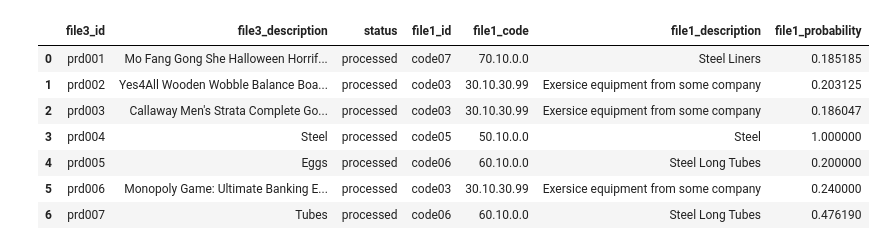
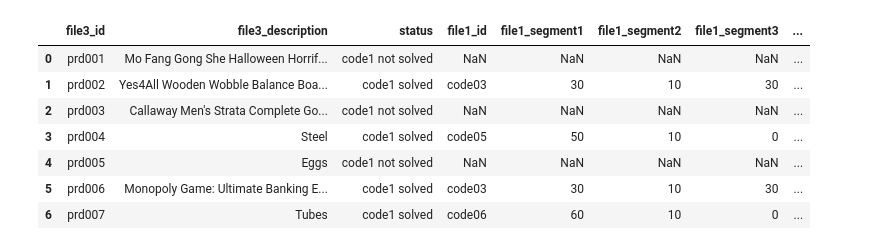
Before and after one commit to minaamfasihi/data-analysis-tasks, a Jupyter notebook: Copy_of_minaam_step1.ipynb, the cells around one changed output. Drawn from its saved outputs; the diff is of its cells as text; code cells hidden in the pictures.

```diff
--- a/Copy_of_minaam_step1.ipynb
+++ b/Copy_of_minaam_step1.ipynb
@@ -67,41 +67,62 @@ Saving products.csv to products (4).csv
 # %%
 from difflib import SequenceMatcher
 
 def similar(a, b):
     return SequenceMatcher(None, a, b).ratio()
 
+# def similar(str1, str2):
+#     str1 = set(str1.split())
+#     str2 = set(str2.split())
+#     return float(len(str1 & str2)) / len(str1 | str2)
 
-df_ = pd.DataFrame(columns = [])
+threshold = 0.2
+df_ = pd.DataFrame(columns = ['file3_id', 'file3_description', 'status', 'file1_id', 'file1_segment1', 'file1_segment2', 'file1_segment3', 'file1_segment4', 'file1_code', 'file1_description', 'file1_probability', 'file2_id', 'file2_segment1', 'file2_segment2', 'file2_segment3', 'file2_segment4', 'file2_code', 'file2_description', 'file2_probability'])
 for index, row in df_p.iterrows():
   highest_match_prob = 0
-  highest_match_code = 0
-  matching_id = 0
+  highest_match_code = ""
+  matching_id = ""
+  segment1 = ""
+  segment2 = ""
+  segment3 = ""
+  segment4 = ""
   description = ""
   for c1_ind, c1_row in df_c1.iterrows():
     result = similar(row.file3_description, c1_row.file1_description)
     if highest_match_prob < result:
       highest_match_prob = result
       highest_match_code = c1_row.file1_code
       description = c1_row.file1_description
       matching_id = c1_row.file1_id
-
-  df_.at[index, 'file3_id'] = row.file3_id
-  df_.at[index, 'file3_description'] = row.file3_description
-  df_.at[index, 'status'] = 'processed'
-  df_.at[index, 'file1_id'] = matching_id
-  df_.at[index, 'file1_code'] = highest_match_code
-  df_.at[index, 'file1_description'] = description
-  df_.at[index, 'file1_probability'] = highest_match_prob
+      segment1 = c1_row.file1_segment1
+      segment2 = c1_row.file1_segment2
+      segment3 = c1_row.file1_segment3
+      segment4 = c1_row.file1_segment4
+  if highest_match_prob > threshold:
+    df_.at[index, 'file3_id'] = row.file3_id
+    df_.at[index, 'file3_description'] = row.file3_description
+    df_.at[index, 'status'] = 'code1 solved'
+    df_.at[index, 'file1_segment1'] = segment1
+    df_.at[index, 'file1_segment2'] = segment2
+    df_.at[index, 'file1_segment3'] = segment3
+    df_.at[index, 'file1_segment4'] = segment4
+    df_.at[index, 'file1_id'] = matching_id
+    df_.at[index, 'file1_code'] = highest_match_code
+    df_.at[index, 'file1_description'] = description
+    df_.at[index, 'file1_probability'] = (highest_match_prob * 100)
+  else:
+    df_.at[index, 'file3_id'] = row.file3_id
+    df_.at[index, 'file3_description'] = row.file3_description
+    df_.at[index, 'status'] = 'code1 not solved'
 
 df_
 # %% [output]
-|  | file3_id | file3_description | status | file1_id | file1_code | file1_description | file1_probability |
-| 0 | prd001 | Mo Fang Gong She Halloween Horrif... | processed | code07 | 70.10.0.0 | Steel Liners | 0.185185 |
-| 1 | prd002 | Yes4All Wooden Wobble Balance Boa... | processed | code03 | 30.10.30.99 | Exersice equipment from some company | 0.203125 |
-| 2 | prd003 | Callaway Men's Strata Complete Go... | processed | code03 | 30.10.30.99 | Exersice equipment from some company | 0.186047 |
-| 3 | prd004 | Steel | processed | code05 | 50.10.0.0 | Steel | 1.000000 |
-| 4 | prd005 | Eggs | processed | code06 | 60.10.0.0 | Steel Long Tubes | 0.200000 |
-| 5 | prd006 | Monopoly Game: Ultimate Banking E... | processed | code03 | 30.10.30.99 | Exersice equipment from some company | 0.240000 |
-| 6 | prd007 | Tubes | processed | code06 | 60.10.0.0 | Steel Long Tubes | 0.476190 |
+|  | file3_id | file3_description | status | file1_id | file1_segment1 | file1_segment2 | file1_segment3 | ... |
+| 0 | prd001 | Mo Fang Gong She Halloween Horrif... | code1 not solved | NaN | NaN | NaN | NaN | ... |
+| 1 | prd002 | Yes4All Wooden Wobble Balance Boa... | code1 solved | code03 | 30 | 10 | 30 | ... |
+| 2 | prd003 | Callaway Men's Strata Complete Go... | code1 not solved | NaN | NaN | NaN | NaN | ... |
+| 3 | prd004 | Steel | code1 solved | code05 | 50 | 10 | 0 | ... |
+| 4 | prd005 | Eggs | code1 not solved | NaN | NaN | NaN | NaN | ... |
+| 5 | prd006 | Monopoly Game: Ultimate Banking E... | code1 solved | code03 | 30 | 10 | 30 | ... |
+| 6 | prd007 | Tubes | code1 solved | code06 | 60 | 10 | 0 | ... |
 # %%
 for index, row in df_p.iterrows():
```
Also changed, not shown: parts of 4 cells of this notebook.
